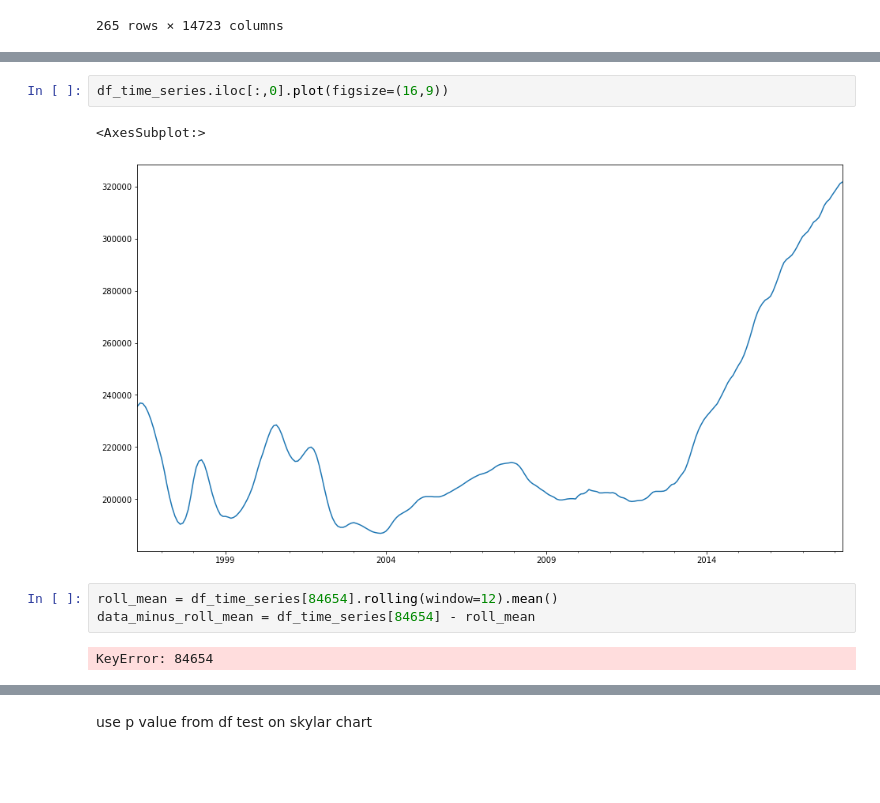
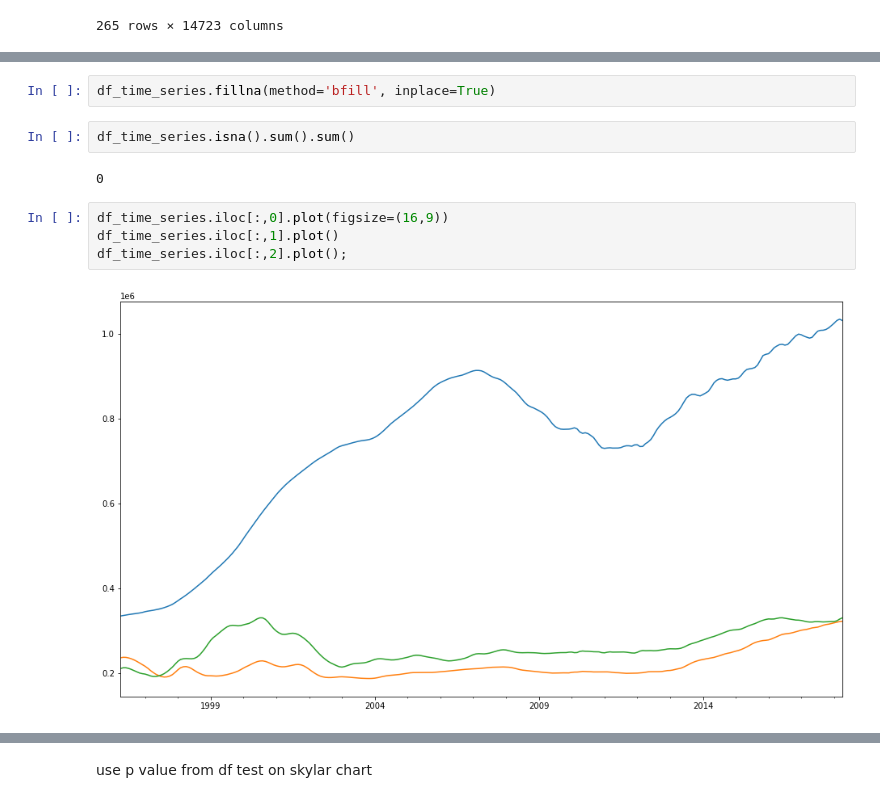
Before and after one commit to FeritYikar/phase4, a Jupyter notebook: jupyter_files/ferit.ipynb, the cells around one changed output, grey strips where cells are left out. Cells and saved outputs as stored; diff of their text form; blank space fills up the shorter version.

Commit message:
RNN model ready, graphs readto implement

```diff
--- a/jupyter_files/ferit.ipynb
+++ b/jupyter_files/ferit.ipynb
@@ -115,10 +69,12 @@ df_time_series.resample('M').last()
+# %%
+df_time_series.fillna(method='bfill', inplace=True)
+# %%
+df_time_series.isna().sum().sum()
+# %% [output]
+0
 # %%
 df_time_series.iloc[:,0].plot(figsize=(16,9))
+df_time_series.iloc[:,1].plot()
+df_time_series.iloc[:,2].plot();
 # %% [output]
-<AxesSubplot:>
-[figure, old version]
+[figure, new version]
-# %%
-roll_mean = df_time_series[84654].rolling(window=12).mean()
-data_minus_roll_mean = df_time_series[84654] - roll_mean
-# %% [output]
-KeyError: 84654
```
Also changed, not shown: parts of 62 cells of this notebook, 4 other files.
